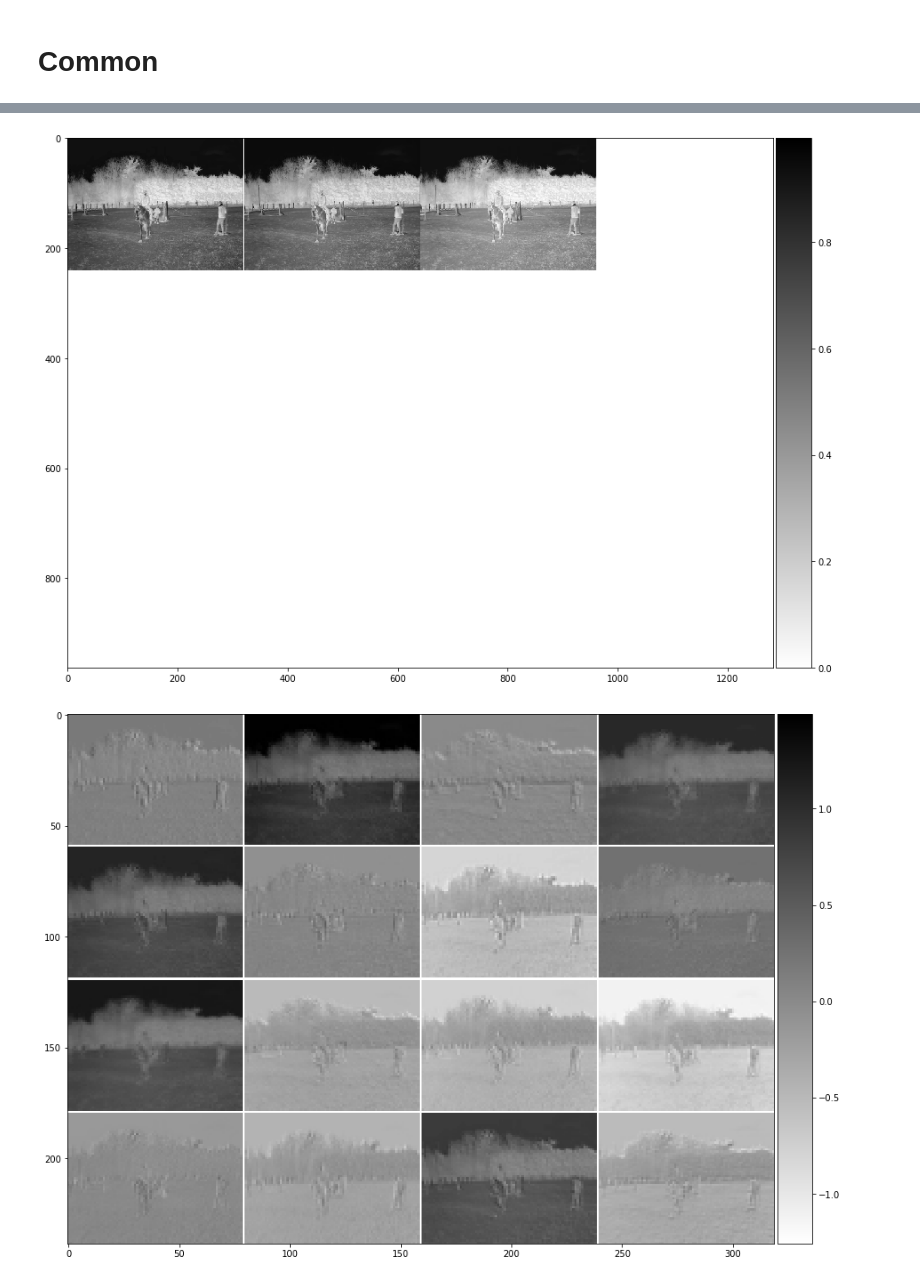
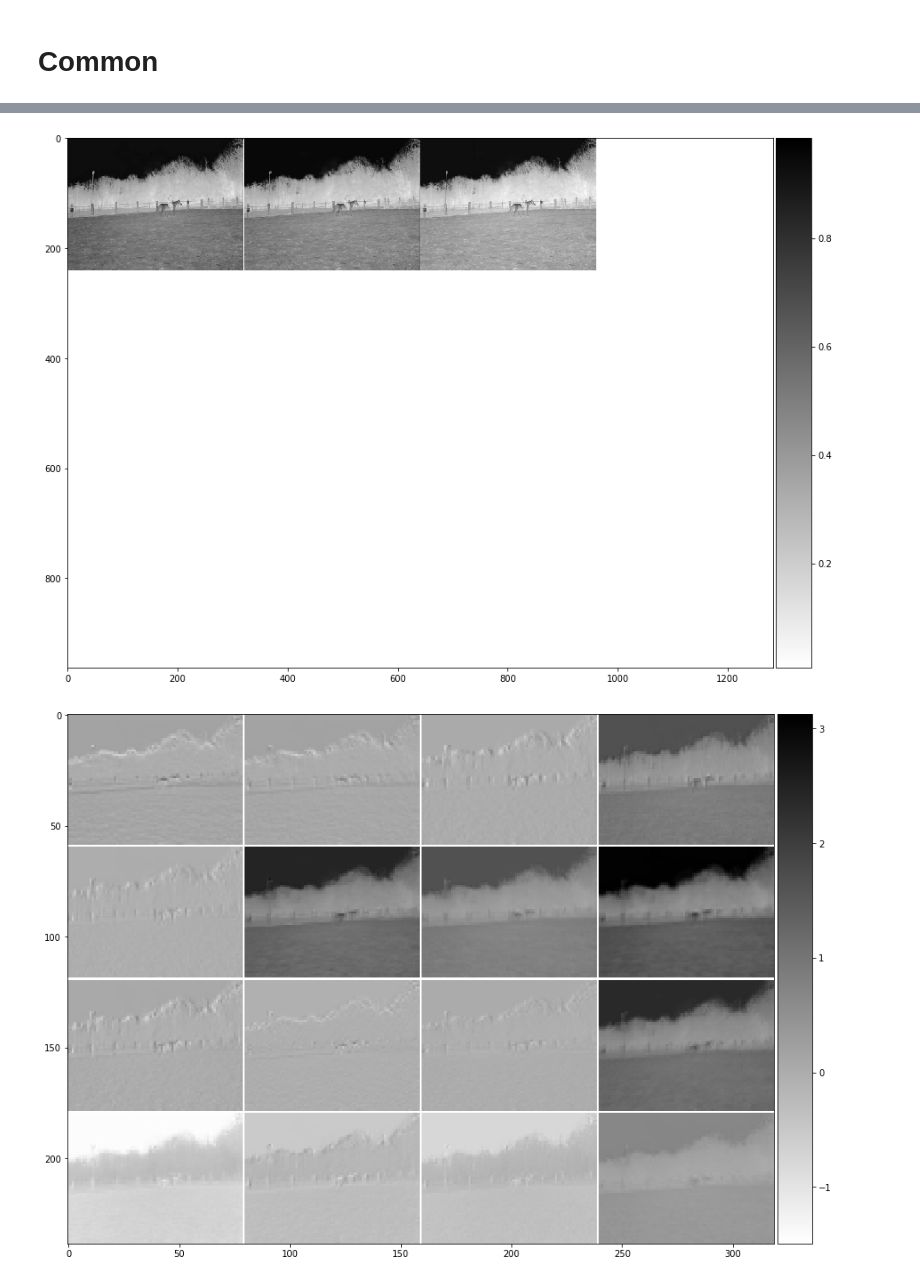
Before and after one commit to EParisot/Horse_Tracker, a Jupyter notebook: ML/Visualisation.ipynb, the cells around one changed output, grey strips where cells are left out. Drawn from its saved outputs; the diff is of its cells as text; code cells hidden in the pictures.

```diff
--- a/ML/Visualisation.ipynb
+++ b/ML/Visualisation.ipynb
@@ -52,4 +56,4 @@ images = np.array(images)
 images = images
 images /= 255.0
 # %%
-model = load_model("model_YOLO.h5")
+model = load_model("../model_YOLO.h5")
@@ -75,8 +59,0 @@ def load_photos(directory):
-# %%
-dataset = "Datas/"
-
-# load images from both train and test groups
-directory = dataset+'Val'
-images, labels_loc = load_photos(directory)
-nb_images = len(images)
-print('Loaded Images and labels for validation: %d' % nb_images)
@@ -85,10 +60,3 @@ Loaded Images and labels for validation: 270
-# %%
-#Normalise images
-images = np.array(images)
-images = images[:,30:]
-images /= 255.0
-# %%
-model = load_model("model_CNN.h5")
 # %% [markdown]
 # Common
 # %%
@@ -145,7 +113,7 @@ def layer_to_visualize(layer, img):
     nice_imshow(plt.gca(), make_mosaic(C1, 4, 4), cmap=cm.binary)
 # %%
 # Specify the image idx and the layer you want to visualize
-idx = 0
+idx = 42
 img_to_visualize = images[idx]
 
 plt.imshow(np.squeeze(img_to_visualize), cmap='gray')
@@ -167,2 +135,2 @@ C1 shape :  (27, 37, 4)
-[figure, old version]
+[figure, new version]
-[figure, old version]
+[figure, new version]
```
Also changed, not shown: parts of 7 cells of this notebook, 15 other files.
